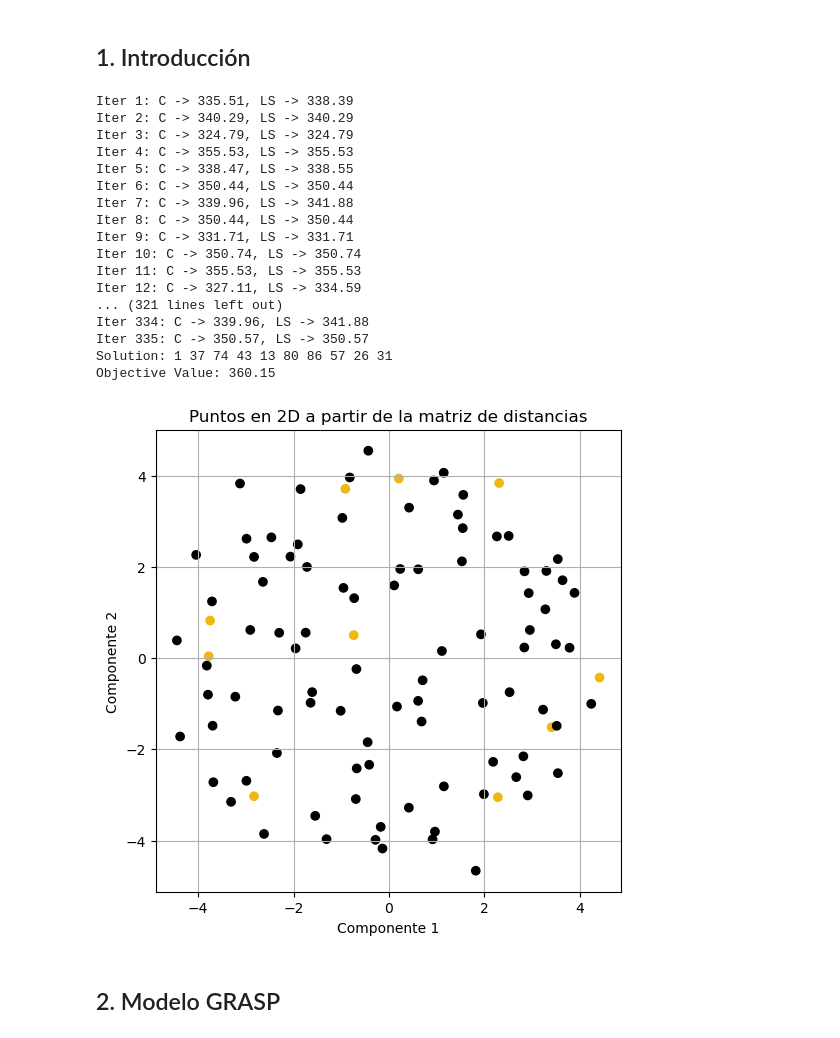
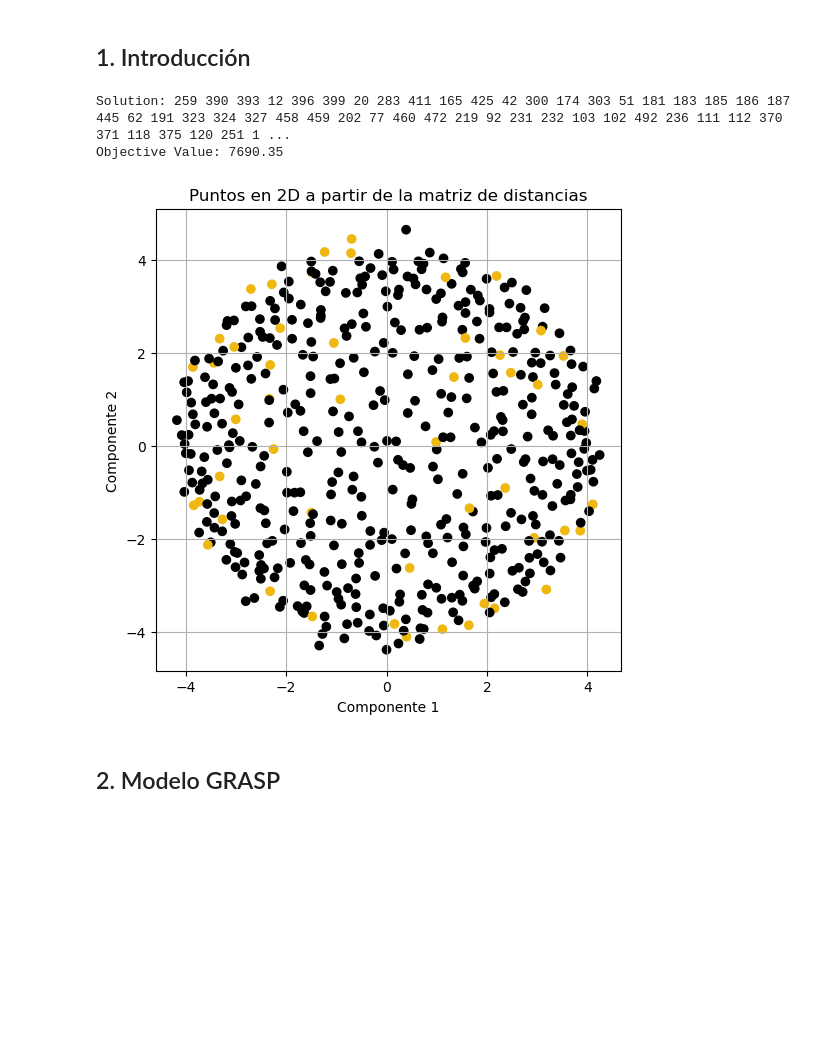
Before and after one commit to ensabai/Trabajo-Log-stica, a Jupyter notebook: notebook.ipynb, the cells around one changed output. Cells and saved outputs as stored; diff of their text form; code cells hidden in the pictures; blank space fills up the shorter version.

```diff
--- a/notebook.ipynb
+++ b/notebook.ipynb
@@ -20,7 +20,7 @@ from algorithms import grasp
 # %%
 def resolver(path, alpha, tiempo):
     inst = instance.readInstance(path)
-    sol, _ = grasp.execute(inst, tiempo, alpha)
+    sol, _, _ = grasp.execute(inst, tiempo, alpha)
     solution.printSolution(sol)
     return sol["sol"]
 
@@ -33,7 +33,8 @@ def visualizar_solucion(path, alpha=None, tiempo=1):
     # Cargar el archivo con las distancias
     distancias = pd.read_table(path, sep = " ", skiprows=1, header=None)
     # Creamos la matriz de distancias
-    matriz_distancias = np.zeros([100,100])
+    n_nodos = distancias.loc[:,1].max()+1
+    matriz_distancias = np.zeros([n_nodos,n_nodos])
 
     for _ , fila in distancias.iterrows():
         i, j, distancia = fila
@@ -56,26 +57,11 @@ def visualizar_solucion(path, alpha=None, tiempo=1):
     plt.grid(True)
     plt.show()
 # %%
-visualizar_solucion("instances/MDG-a_1_100_m10.txt",alpha=0)
+visualizar_solucion("instances/MDG-a_9_n500_m50.txt",alpha=0)
 # %% [output]
-Iter 1: C -> 335.51, LS -> 338.39
-Iter 2: C -> 340.29, LS -> 340.29
-Iter 3: C -> 324.79, LS -> 324.79
-Iter 4: C -> 355.53, LS -> 355.53
-Iter 5: C -> 338.47, LS -> 338.55
-Iter 6: C -> 350.44, LS -> 350.44
-Iter 7: C -> 339.96, LS -> 341.88
-Iter 8: C -> 350.44, LS -> 350.44
-Iter 9: C -> 331.71, LS -> 331.71
-Iter 10: C -> 350.74, LS -> 350.74
-Iter 11: C -> 355.53, LS -> 355.53
-Iter 12: C -> 327.11, LS -> 334.59
-... (321 lines left out)
-Iter 334: C -> 339.96, LS -> 341.88
-Iter 335: C -> 350.57, LS -> 350.57
-Solution: 1 37 74 43 13 80 86 57 26 31
-Objective Value: 360.15
+Solution: 259 390 393 12 396 399 20 283 411 165 425 42 300 174 303 51 181 183 185 186 187 445 62 191 323 324 327 458 459 202 77 460 472 219 92 231 232 103 102 492 236 111 112 370 371 118 375 120 251 1 ...
+Objective Value: 7690.35
-[figure, old version]
+[figure, new version]
 # %% [markdown]
 ## 2. Modelo GRASP
 # %% [markdown]
```
Also changed, not shown: parts of 4 cells of this notebook, 3 other files.
